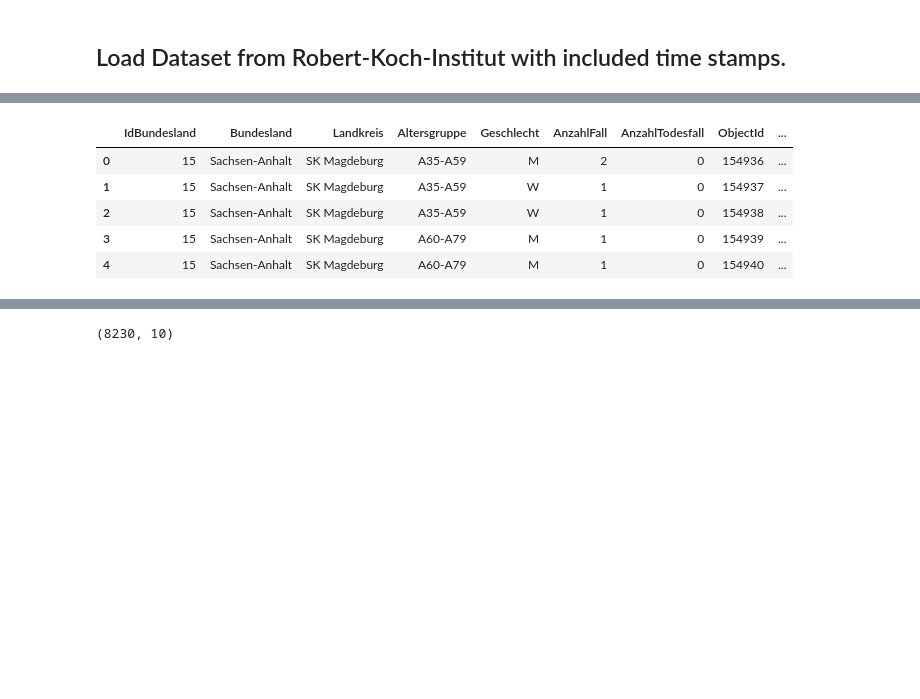
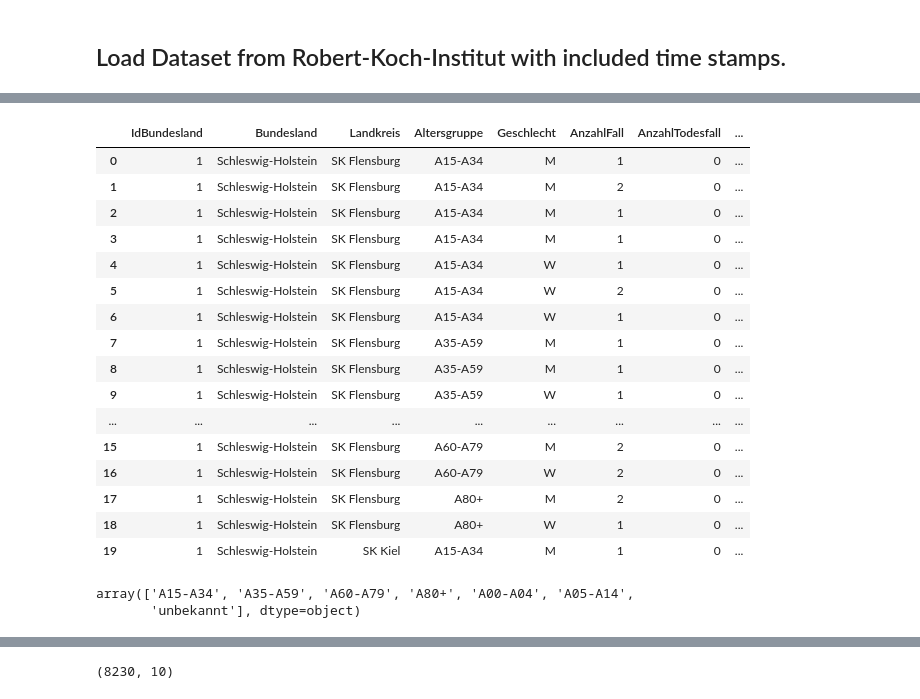
Before and after one commit to paulttt/SARS-CoV-2, a Jupyter notebook: Preprocessing.ipynb, the cells around one changed output, grey strips where cells are left out. Saved outputs shown, nothing was run; the diff lists cells and outputs as text; code cells hidden in the pictures; blank space fills up the shorter version.

```diff
--- a/Preprocessing.ipynb
+++ b/Preprocessing.ipynb
@@ -6,3 +6,9 @@ import matplotlib.pyplot as plt
 # Preprocessing for time stamped Corona Cases on german county level
 # %% [markdown]
 ## Load Dataset from Robert-Koch-Institut with included time stamps.
+# %%
+pd.set_option('display.max_columns', 500)
+pd.set_option('display.width', 1000)
+df_agg = pd.read_csv('data/RKI_Corona_Landkreise_updated.csv')
+df_agg = df_agg.filter(['BL', 'BL_ID', 'EWZ', 'NUTS', 'Shape__Area', 'Shape__Length', 'cases', 'cases_per_100k', 'cases_per_population', 'county', 'death rate', 'deaths', 'last_update'])
+df_agg.head(20)
@@ -9,10 +33,26 @@ import matplotlib.pyplot as plt
 # %%
-df_time = pd.read_csv('data/df_time.csv')
-df_time.head()
+df_time = pd.read_csv('data/RKI_COVID19.csv', index_col=[0]).drop(columns=['NeuerFall', 'NeuerTodesfall', 'ObjectId'])
+df_time.head(20)
 # %% [output]
-|  | IdBundesland | Bundesland | Landkreis | Altersgruppe | Geschlecht | AnzahlFall | AnzahlTodesfall | ObjectId | ... |
-| 0 | 15 | Sachsen-Anhalt | SK Magdeburg | A35-A59 | M | 2 | 0 | 154936 | ... |
-| 1 | 15 | Sachsen-Anhalt | SK Magdeburg | A35-A59 | W | 1 | 0 | 154937 | ... |
-| 2 | 15 | Sachsen-Anhalt | SK Magdeburg | A35-A59 | W | 1 | 0 | 154938 | ... |
-| 3 | 15 | Sachsen-Anhalt | SK Magdeburg | A60-A79 | M | 1 | 0 | 154939 | ... |
-| 4 | 15 | Sachsen-Anhalt | SK Magdeburg | A60-A79 | M | 1 | 0 | 154940 | ... |
+|  | IdBundesland | Bundesland | Landkreis | Altersgruppe | Geschlecht | AnzahlFall | AnzahlTodesfall | ... |
+| 0 | 1 | Schleswig-Holstein | SK Flensburg | A15-A34 | M | 1 | 0 | ... |
+| 1 | 1 | Schleswig-Holstein | SK Flensburg | A15-A34 | M | 2 | 0 | ... |
+| 2 | 1 | Schleswig-Holstein | SK Flensburg | A15-A34 | M | 1 | 0 | ... |
+| 3 | 1 | Schleswig-Holstein | SK Flensburg | A15-A34 | M | 1 | 0 | ... |
+| 4 | 1 | Schleswig-Holstein | SK Flensburg | A15-A34 | W | 1 | 0 | ... |
+| 5 | 1 | Schleswig-Holstein | SK Flensburg | A15-A34 | W | 2 | 0 | ... |
+| 6 | 1 | Schleswig-Holstein | SK Flensburg | A15-A34 | W | 1 | 0 | ... |
+| 7 | 1 | Schleswig-Holstein | SK Flensburg | A35-A59 | M | 1 | 0 | ... |
+| 8 | 1 | Schleswig-Holstein | SK Flensburg | A35-A59 | M | 1 | 0 | ... |
+| 9 | 1 | Schleswig-Holstein | SK Flensburg | A35-A59 | W | 1 | 0 | ... |
+| ... | ... | ... | ... | ... | ... | ... | ... | ... |
+| 15 | 1 | Schleswig-Holstein | SK Flensburg | A60-A79 | M | 2 | 0 | ... |
+| 16 | 1 | Schleswig-Holstein | SK Flensburg | A60-A79 | W | 2 | 0 | ... |
+| 17 | 1 | Schleswig-Holstein | SK Flensburg | A80+ | M | 2 | 0 | ... |
+| 18 | 1 | Schleswig-Holstein | SK Flensburg | A80+ | W | 1 | 0 | ... |
+| 19 | 1 | Schleswig-Holstein | SK Kiel | A15-A34 | M | 1 | 0 | ... |
+# %%
+df_time.Altersgruppe.unique()
+# %% [output]
+array(['A15-A34', 'A35-A59', 'A60-A79', 'A80+', 'A00-A04', 'A05-A14',
+       'unbekannt'], dtype=object)
```
Also changed, not shown: parts of 3 cells of this notebook, 5 other files.
